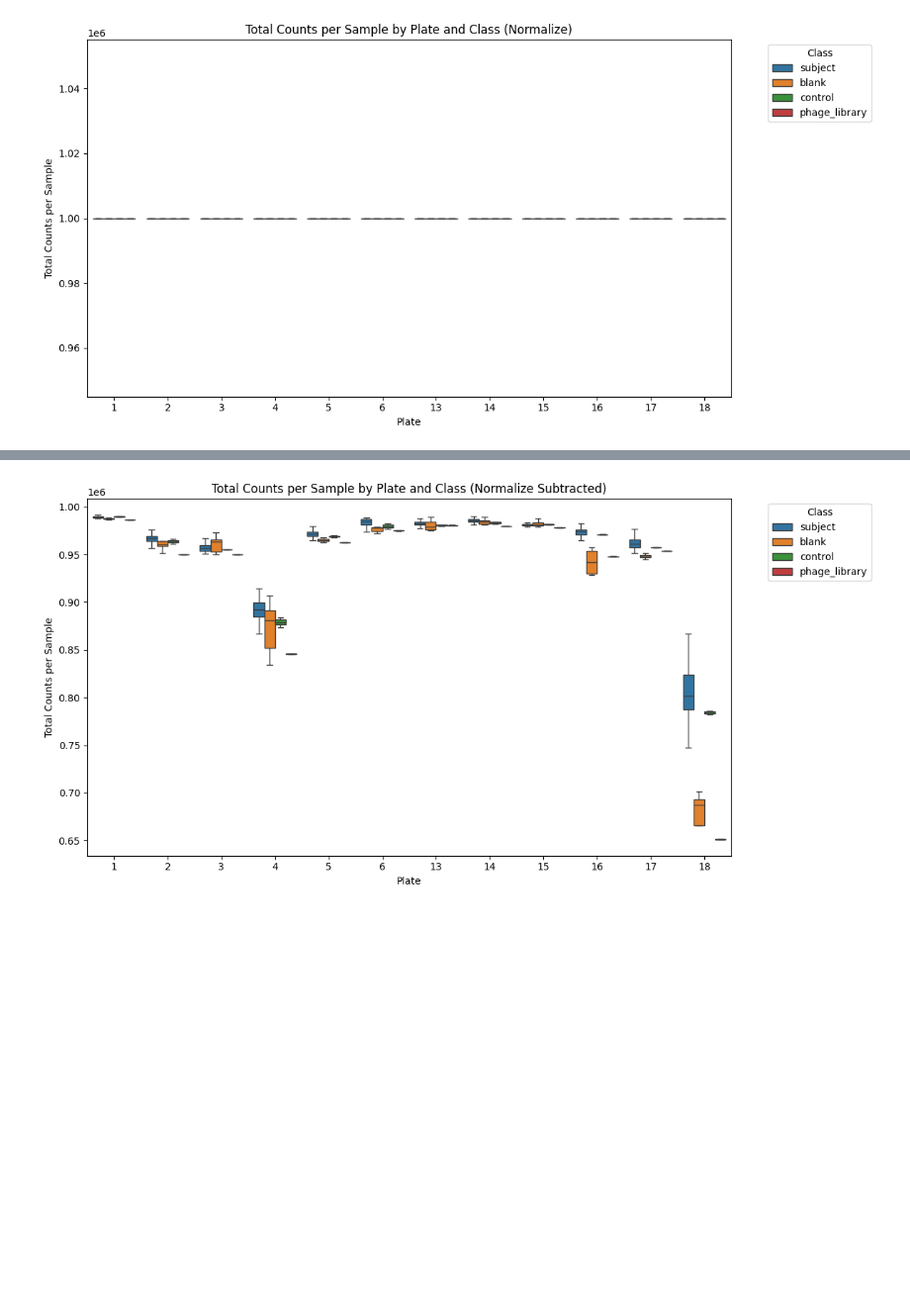
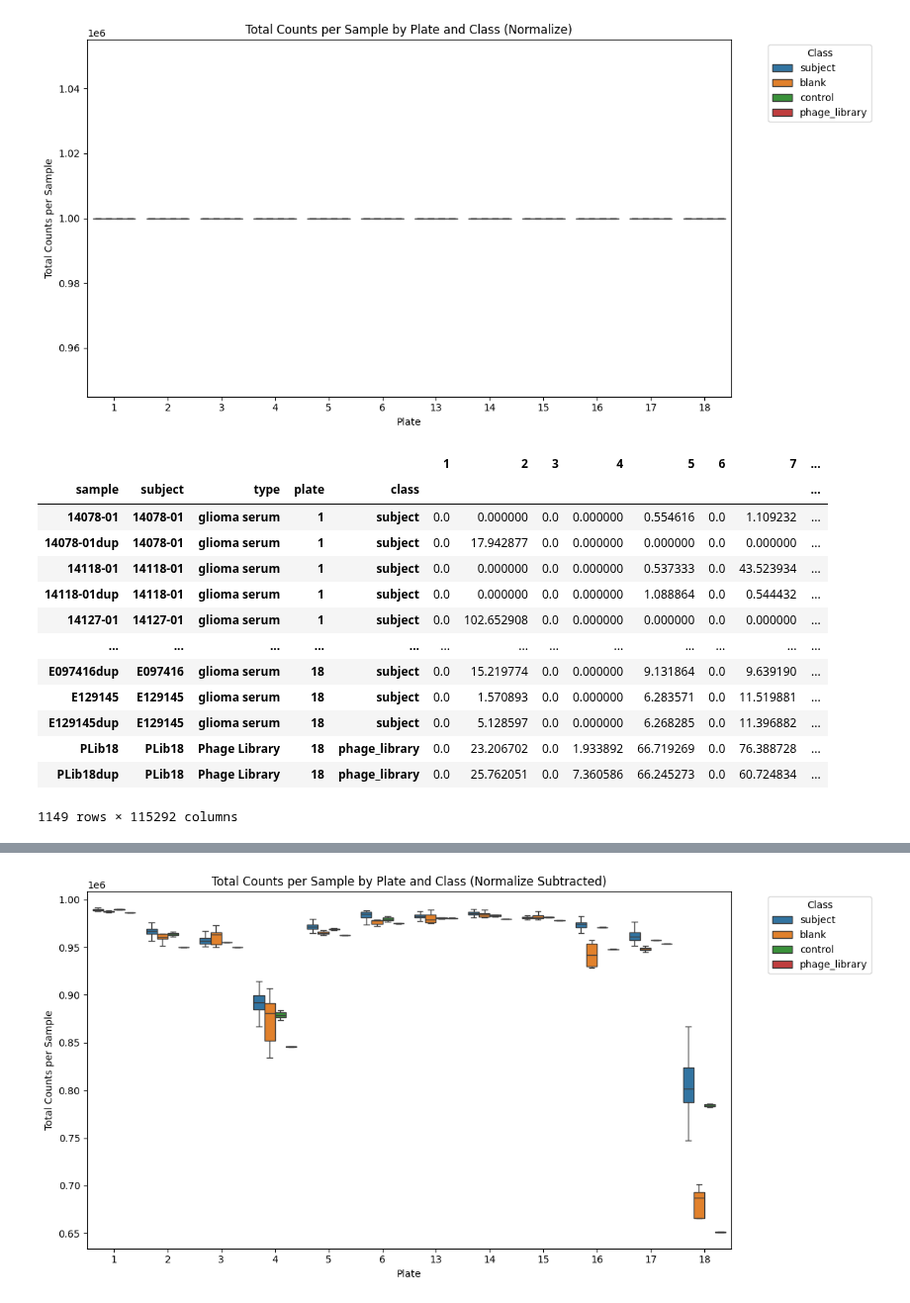
Before and after one commit to ucsffrancislab/genomics, a Jupyter notebook: data/20250409-Illumina-PhIP/20250414-PhIP-MultiPlate/out.123456131415161718/counts_normalized_subtracted_pcas.ipynb, the cells around one changed output, grey strips where cells are left out. Shown at 99% size. Cells and saved outputs as stored; diff of their text form; code cells hidden in the pictures; blank space fills up the shorter version.

```diff
--- a/data/20250409-Illumina-PhIP/20250414-PhIP-MultiPlate/out.123456131415161718/counts_normalized_subtracted_pcas.ipynb
+++ b/data/20250409-Illumina-PhIP/20250414-PhIP-MultiPlate/out.123456131415161718/counts_normalized_subtracted_pcas.ipynb
@@ -299,6 +316,22 @@ plot_total_counts(n, "Total Counts per Sample by Plate and Class (Normalize)")
 [figure]
 # %%
 n = n.reset_index().set_index(['sample','subject','type','plate','class'])
+n
+# %% [output]
+|  |  |  |  |  | 1 | 2 | 3 | 4 | 5 | 6 | 7 | ... |
+| sample | subject | type | plate | class |  |  |  |  |  |  |  | ... |
+| 14078-01 | 14078-01 | glioma serum | 1 | subject | 0.0 | 0.000000 | 0.0 | 0.000000 | 0.554616 | 0.0 | 1.109232 | ... |
+| 14078-01dup | 14078-01 | glioma serum | 1 | subject | 0.0 | 17.942877 | 0.0 | 0.000000 | 0.000000 | 0.0 | 0.000000 | ... |
+| 14118-01 | 14118-01 | glioma serum | 1 | subject | 0.0 | 0.000000 | 0.0 | 0.000000 | 0.537333 | 0.0 | 43.523934 | ... |
+| 14118-01dup | 14118-01 | glioma serum | 1 | subject | 0.0 | 0.000000 | 0.0 | 0.000000 | 1.088864 | 0.0 | 0.544432 | ... |
+| 14127-01 | 14127-01 | glioma serum | 1 | subject | 0.0 | 102.652908 | 0.0 | 0.000000 | 0.000000 | 0.0 | 0.000000 | ... |
+| ... | ... | ... | ... | ... | ... | ... | ... | ... | ... | ... | ... | ... |
+| E097416dup | E097416 | glioma serum | 18 | subject | 0.0 | 15.219774 | 0.0 | 0.000000 | 9.131864 | 0.0 | 9.639190 | ... |
+| E129145 | E129145 | glioma serum | 18 | subject | 0.0 | 1.570893 | 0.0 | 0.000000 | 6.283571 | 0.0 | 11.519881 | ... |
+| E129145dup | E129145 | glioma serum | 18 | subject | 0.0 | 5.128597 | 0.0 | 0.000000 | 6.268285 | 0.0 | 11.396882 | ... |
+| PLib18 | PLib18 | Phage Library | 18 | phage_library | 0.0 | 23.206702 | 0.0 | 1.933892 | 66.719269 | 0.0 | 76.388728 | ... |
+| PLib18dup | PLib18 | Phage Library | 18 | phage_library | 0.0 | 25.762051 | 0.0 | 7.360586 | 66.245273 | 0.0 | 60.724834 | ... |
+1149 rows × 115292 columns
 # %%
 ss=[]
 for plate in n.index.get_level_values('plate').unique():
```
Also changed, not shown: parts of 6 cells of this notebook.
